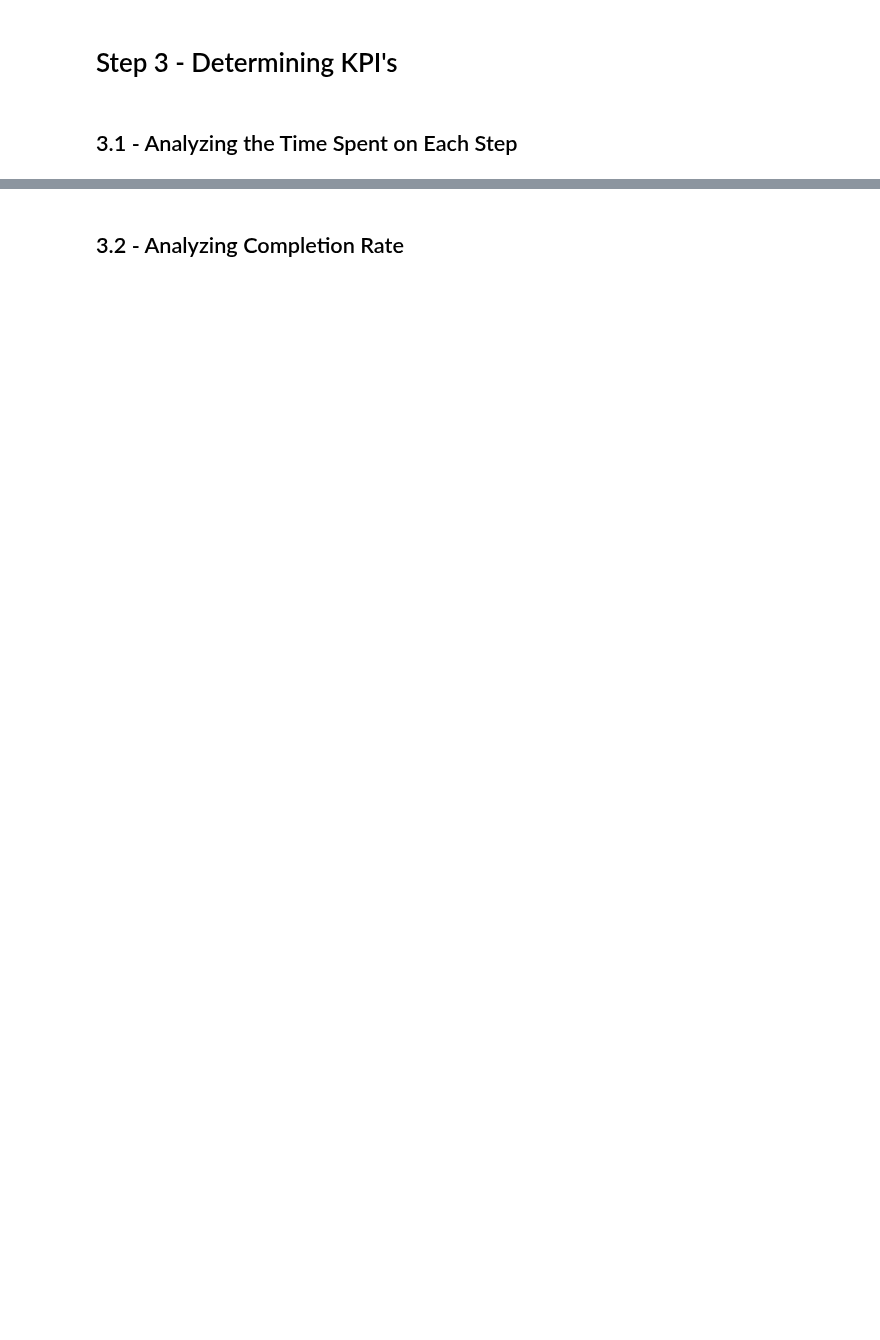
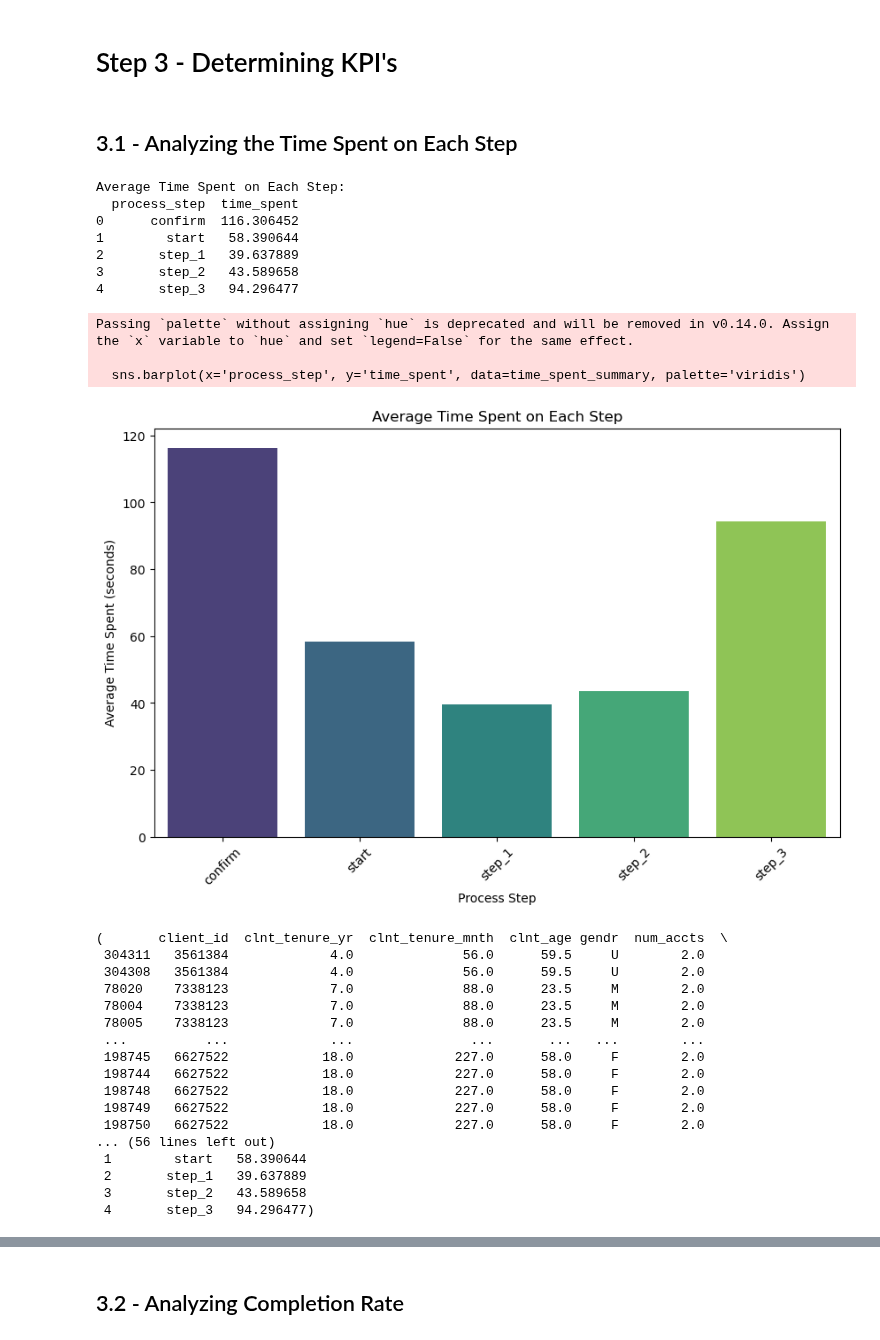
Before and after one commit to Josepdmo/PROJECT2, a Jupyter notebook: Main (functions).ipynb, the cells around one changed output, grey strips where cells are left out. Saved outputs shown, nothing was run; the diff lists cells and outputs as text; code cells hidden in the pictures; blank space fills up the shorter version.

```diff
--- a/Main (functions).ipynb
+++ b/Main (functions).ipynb
@@ -376,0 +379,32 @@ plt.show()
+# %%
+variation_df, time_spent_summary = vd.analyze_time_spent(variation_df)
+variation_df, time_spent_summary
+# %% [output]
+Average Time Spent on Each Step:
+  process_step  time_spent
+0      confirm  116.306452
+1        start   58.390644
+2       step_1   39.637889
+3       step_2   43.589658
+4       step_3   94.296477
+Passing `palette` without assigning `hue` is deprecated and will be removed in v0.14.0. Assign the `x` variable to `hue` and set `legend=False` for the same effect.
+
+  sns.barplot(x='process_step', y='time_spent', data=time_spent_summary, palette='viridis')
+[figure, added]
+(       client_id  clnt_tenure_yr  clnt_tenure_mnth  clnt_age gendr  num_accts  \
+ 304311   3561384             4.0              56.0      59.5     U        2.0
+ 304308   3561384             4.0              56.0      59.5     U        2.0
+ 78020    7338123             7.0              88.0      23.5     M        2.0
+ 78004    7338123             7.0              88.0      23.5     M        2.0
+ 78005    7338123             7.0              88.0      23.5     M        2.0
+ ...          ...             ...               ...       ...   ...        ...
+ 198745   6627522            18.0             227.0      58.0     F        2.0
+ 198744   6627522            18.0             227.0      58.0     F        2.0
+ 198748   6627522            18.0             227.0      58.0     F        2.0
+ 198749   6627522            18.0             227.0      58.0     F        2.0
+ 198750   6627522            18.0             227.0      58.0     F        2.0
+... (56 lines left out)
+ 1        start   58.390644
+ 2       step_1   39.637889
+ 3       step_2   43.589658
+ 4       step_3   94.296477)
```
Also changed, not shown: parts of 61 cells of this notebook, 3 other files.
